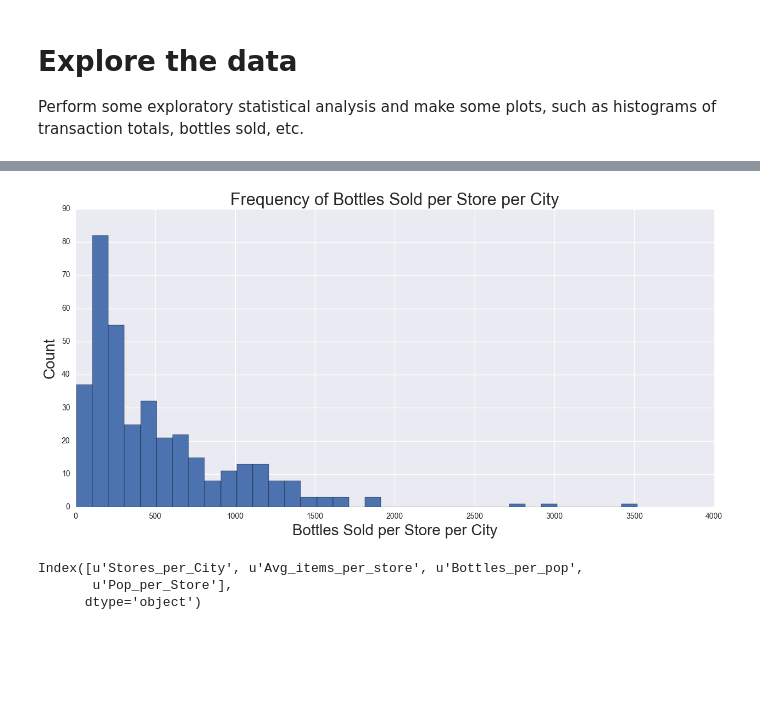
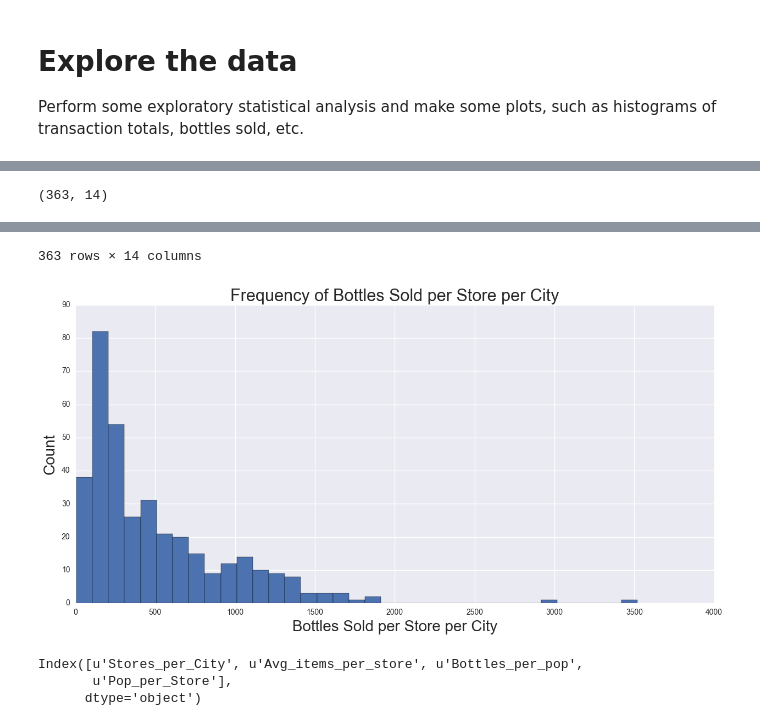
Before and after one commit to tvoreyer/project_3, a Jupyter notebook: starter-code/Project 3 Starter Code.ipynb, the cells around one changed output, grey strips where cells are left out. Saved outputs shown, nothing was run; the diff lists cells and outputs as text; code cells hidden in the pictures; blank space fills up the shorter version.

```diff
--- a/starter-code/Project 3 Starter Code.ipynb
+++ b/starter-code/Project 3 Starter Code.ipynb
@@ -183,12 +209,12 @@ axes[1][1].set_ylabel('Count of Bottles',fontsize = 18);
 # %%
 #make all category names upper case
 #create category bins to be used for portfolio
-train['Category Name'] = train['Category Name'].apply(lambda x: str(x).upper())
-category = train.groupby('Category Name')['Item Number'].nunique().to_frame()
+df['Category Name'] = df['Category Name'].apply(lambda x: str(x).upper())
+category = df.groupby('Category Name')['Item Number'].nunique().to_frame()
 category.reset_index(inplace = True)
 #creating category bins
 cat_bins = []
-for x in train['Category Name']:
+for x in df['Category Name']:
     if 'VODKA' in x:
         cat_bins.append('VODKA')
     elif 'WHISKEY' in x:
@@ -216,7 +242,7 @@ cat_bin_df = cat_bin_df.rename(columns = {0:'Category_Bins'})
 # %%
 #creating unique items per store - possible proxy for sq footage given more items per store means a bigger store
 #assumption is that that if an item did not sell, the business would remove them from the shelves, each business would maximize revenues
-unique_items_per_store = train.groupby('Store Number')['Item Number'].nunique().to_frame('Unique_Items')
+unique_items_per_store = df.groupby('Store Number')['Item Number'].nunique().to_frame('Unique_Items')
 unique_items_per_store.reset_index(inplace = True)
 unique_items_per_store.sort_values('Unique_Items',ascending = False)
 print unique_items_per_store.shape
@@ -255,12 +281,12 @@ train[train['City']=='CUMMING']
 # %%
-city_revenue = train[train['Bottles Sold'] < 26].groupby('City')[['Sale (Dollars)','Total_Cost']].sum()
+city_revenue = df[df['Bottles Sold'] < 26].groupby('City')[['Sale (Dollars)','Total_Cost']].sum()
 city_revenue['Profit'] = city_revenue['Sale (Dollars)'] - city_revenue['Total_Cost']
 city_revenue.reset_index(inplace = True)
 # %%
 #creating stores per zip/city/county and county_df
-stores_per_zip = train.groupby('Zip Code')['Store Number'].nunique().to_frame('Stores_per_zip')
-stores_per_city = train.groupby('City')['Store Number'].nunique().to_frame('Stores_per_City')
+stores_per_zip = df.groupby('Zip Code')['Store Number'].nunique().to_frame('Stores_per_zip')
+stores_per_city = df.groupby('City')['Store Number'].nunique().to_frame('Stores_per_City')
 stores_per_city.reset_index(inplace = True)
-stores_per_county = train.groupby('County')['Store Number'].nunique().to_frame('Stores_per_County')
+stores_per_county = df.groupby('County')['Store Number'].nunique().to_frame('Stores_per_County')
 stores_per_county.reset_index(inplace = True)
 # %%
@@ -304,4 +397,5 @@ plt.ylabel('Count',fontsize = 18)
 # %%
+
 #bottles sold per store for 2015, grouping by city to limit the number of cities to consider
 store_bottles = train.groupby(['Store Number','City'])['Bottles Sold'].sum().to_frame()
 store_bottles.reset_index(inplace = True)
@@ -330,10 +424,12 @@ plt.title('Frequency of Bottles Sold per Store per City',fontsize = 22)
 plt.xlabel('Bottles Sold per Store per City',fontsize = 20)
 plt.ylabel('Count',fontsize = 20)
 #cities where there is at least sales of $3500 per store.
-city_metrics[city_metrics['Sales_per_Store']>  3500]
 
-city_y = city_metrics[(city_metrics['Sales_per_Store']>  3500) & (city_metrics['Population']>= 10000)].iloc[:,12]
-city_X = city_metrics[(city_metrics['Sales_per_Store']>  3500) & (city_metrics['Population']>= 10000)].iloc[:,[2,4,6,13]]
-city_metrics[(city_metrics['Sales_per_Store']>  3500) & (city_metrics['Population']>= 10000)]
+
+city_y = city_metrics.iloc[:,12]
+city_X = city_metrics.iloc[:,[2,4,6,13]]
+print city_metrics.shape
+city_metrics
 # %% [output]
+(363, 14)
 |  | City | Bottles Sold | Stores_per_City | Bottles_per_store | Avg_items_per_store | Population | ... |
@@ -356,4 +452,5 @@ city_metrics[(city_metrics['Sales_per_Store']>  3500) & (city_metrics['Populatio
+363 rows × 14 columns
-[figure, old version]
+[figure, new version]
 # %%
 city_X.columns
 # %% [output]
```
Also changed, not shown: parts of 16 cells of this notebook.
